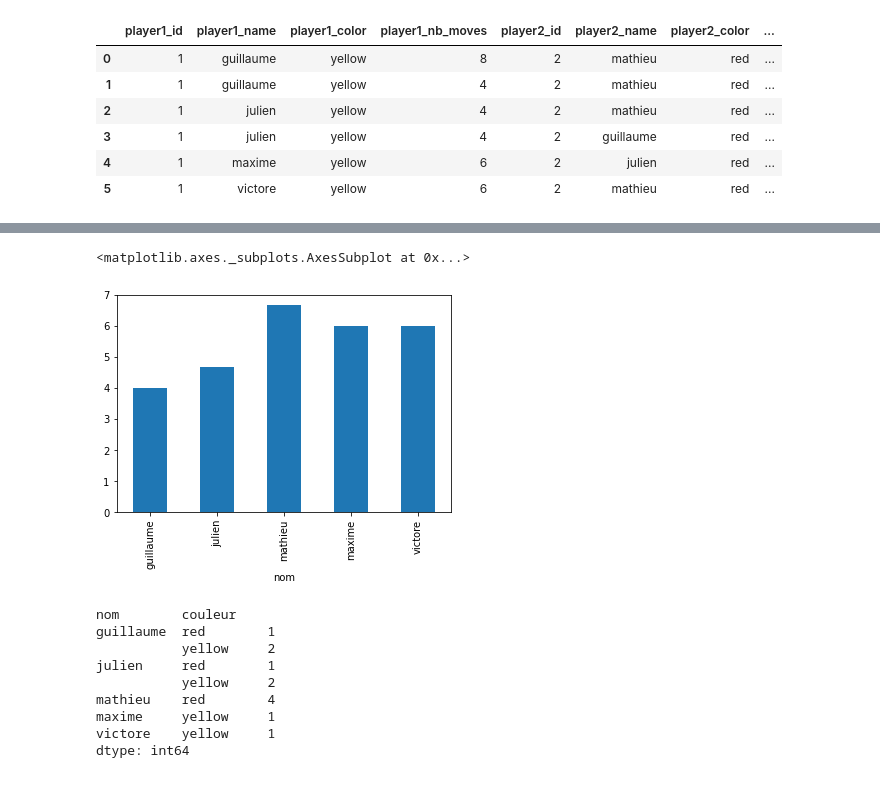
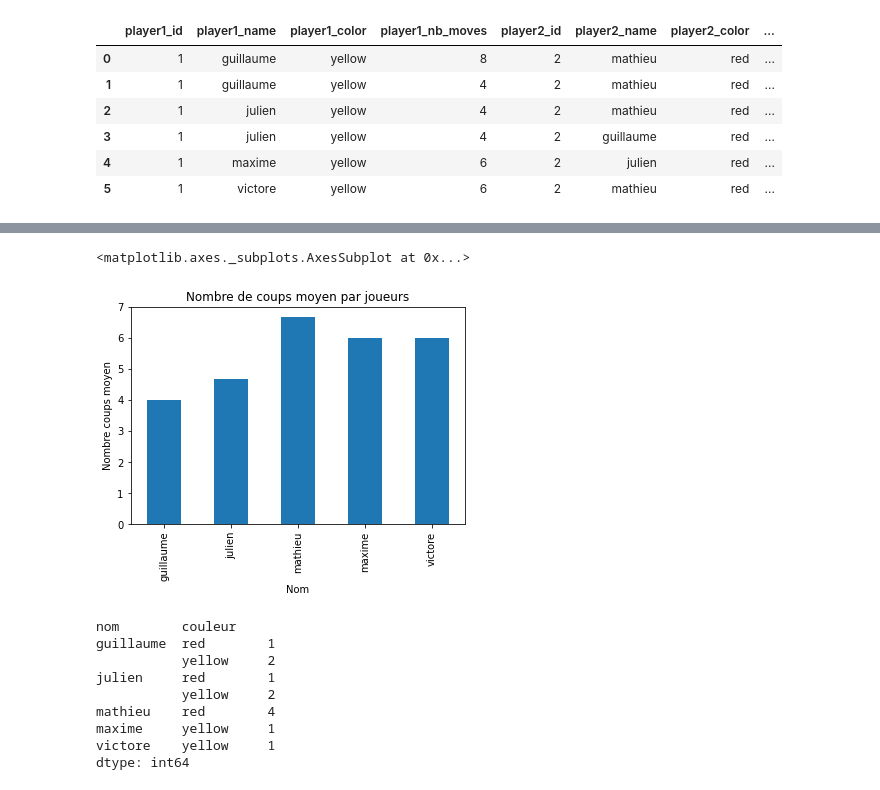
Before and after one commit to eirla42/puissance-4, a Jupyter notebook: dataviz_panda.ipynb, the cells around one changed output, grey strips where cells are left out. Saved outputs shown, nothing was run; the diff lists cells and outputs as text; code cells hidden in the pictures.

```diff
--- a/dataviz_panda.ipynb
+++ b/dataviz_panda.ipynb
@@ -35,23 +35,23 @@ b=r.value_counts() #J'ai donc le nombre total de parties par joueurs
 # %%
 #nombre de coup moyen par joueur et par partie
 
 #Méme problématique que pour le ratio, mais cette fois ci je récupére un data frame à 2 collones
 #je commence par récupéré le nombre de coups par joueur un et deux
 z =data[['player1_name','player1_nb_moves']].rename(columns={'player1_name': 'nom','player1_nb_moves': 'nb'})#Je renomme les data frame pour pouvoir facilement l'agrégé avec le joeur deux
 y =data[['player2_name','player2_nb_moves']].rename(columns={'player2_name': 'nom','player2_nb_moves': 'nb'})
 r=pd.concat([z, y])# J'aggrége le resultat pour avoir le nombre de coup total (Joueur un et deux)
 r=r.groupby(['nom']).sum().sort_values(by='nom', ascending=True)#je regroupe tous cela par nom + j'affecte un ordre croissant
 #Ensuite le de parties
 a =data[['player1_name']].rename(columns={'player1_name': 'nom'})
 b =data[['player2_name']].rename(columns={'player2_name': 'nom'})
 c=pd.concat([a, b]).sort_values(by='nom', ascending=True)# méme méthode que pour récupérer le nombre de coups mais pour le nombre de partie total + j'affecte un ordre croissant
 c=c.value_counts().tolist()# je veux récupérer seulement une liste de nombre
 
 
-(r['nb']/c).plot.bar() # je peux faire cela car r(nb coups par joueur) et c(nombre de parties) sont triés de la méme façon selon le nom du joeur
+(r['nb']/c).plot.bar(title="Nombre de coups moyen par joueurs",xlabel="Nom",ylabel="Nombre coups moyen") # je peux faire cela car r(nb coups par joueur) et c(nombre de parties) sont triés de la méme façon selon le nom du joeur
 # %% [output]
 <matplotlib.axes._subplots.AxesSubplot at 0x...>
-[figure, old version]
+[figure, new version]
 # %%
 #Répartition du choix des couleurs par joueurs
 z =data[['player1_name','player1_color']].rename(columns={'player1_name': 'nom','player1_color': 'couleur'})
```
Also changed, not shown: parts of 3 cells of this notebook.
